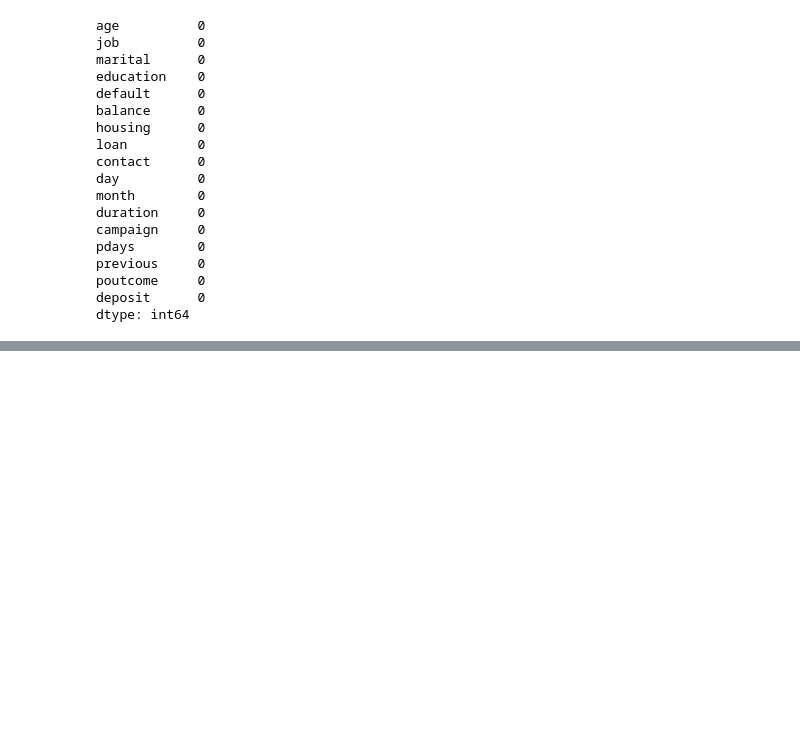
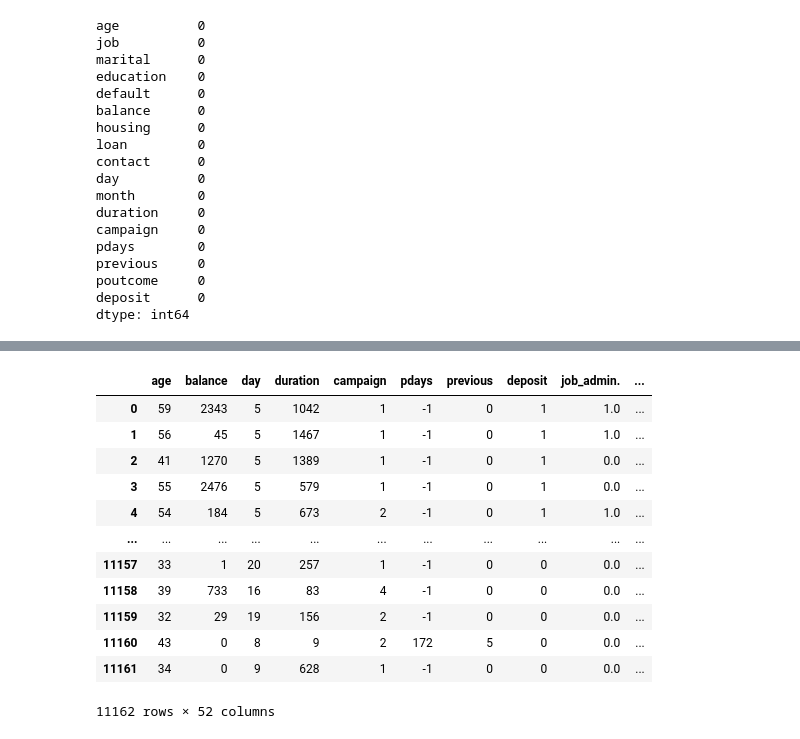
Before and after one commit to hanizarchmn/MLR-Multiple-Linear-Regression-, a Jupyter notebook: Classification_(Bank_Marketing_Dataset).ipynb, the cells around one changed output, grey strips where cells are left out. Saved outputs shown, nothing was run; the diff lists cells and outputs as text; code cells hidden in the pictures; blank space fills up the shorter version.

```diff
--- a/Classification_(Bank_Marketing_Dataset).ipynb
+++ b/Classification_(Bank_Marketing_Dataset).ipynb
@@ -115,0 +179,21 @@ dtype: int64
+# %%
+LE=LabelEncoder()
+df_encoded['deposit']=LE.fit_transform(df_encoded.deposit.values)
+
+#encoding categorical features
+df_encoded=pd.get_dummies(df_encoded)
+df_encoded
+# %% [output]
+|  | age | balance | day | duration | campaign | pdays | previous | deposit | job_admin. | ... |
+| 0 | 59 | 2343 | 5 | 1042 | 1 | -1 | 0 | 1 | 1.0 | ... |
+| 1 | 56 | 45 | 5 | 1467 | 1 | -1 | 0 | 1 | 1.0 | ... |
+| 2 | 41 | 1270 | 5 | 1389 | 1 | -1 | 0 | 1 | 0.0 | ... |
+| 3 | 55 | 2476 | 5 | 579 | 1 | -1 | 0 | 1 | 0.0 | ... |
+| 4 | 54 | 184 | 5 | 673 | 2 | -1 | 0 | 1 | 1.0 | ... |
+| ... | ... | ... | ... | ... | ... | ... | ... | ... | ... | ... |
+| 11157 | 33 | 1 | 20 | 257 | 1 | -1 | 0 | 0 | 0.0 | ... |
+| 11158 | 39 | 733 | 16 | 83 | 4 | -1 | 0 | 0 | 0.0 | ... |
+| 11159 | 32 | 29 | 19 | 156 | 2 | -1 | 0 | 0 | 0.0 | ... |
+| 11160 | 43 | 0 | 8 | 9 | 2 | 172 | 5 | 0 | 0.0 | ... |
+| 11161 | 34 | 0 | 9 | 628 | 1 | -1 | 0 | 0 | 0.0 | ... |
+11162 rows × 52 columns
```
Also changed, not shown: parts of 10 cells of this notebook.
